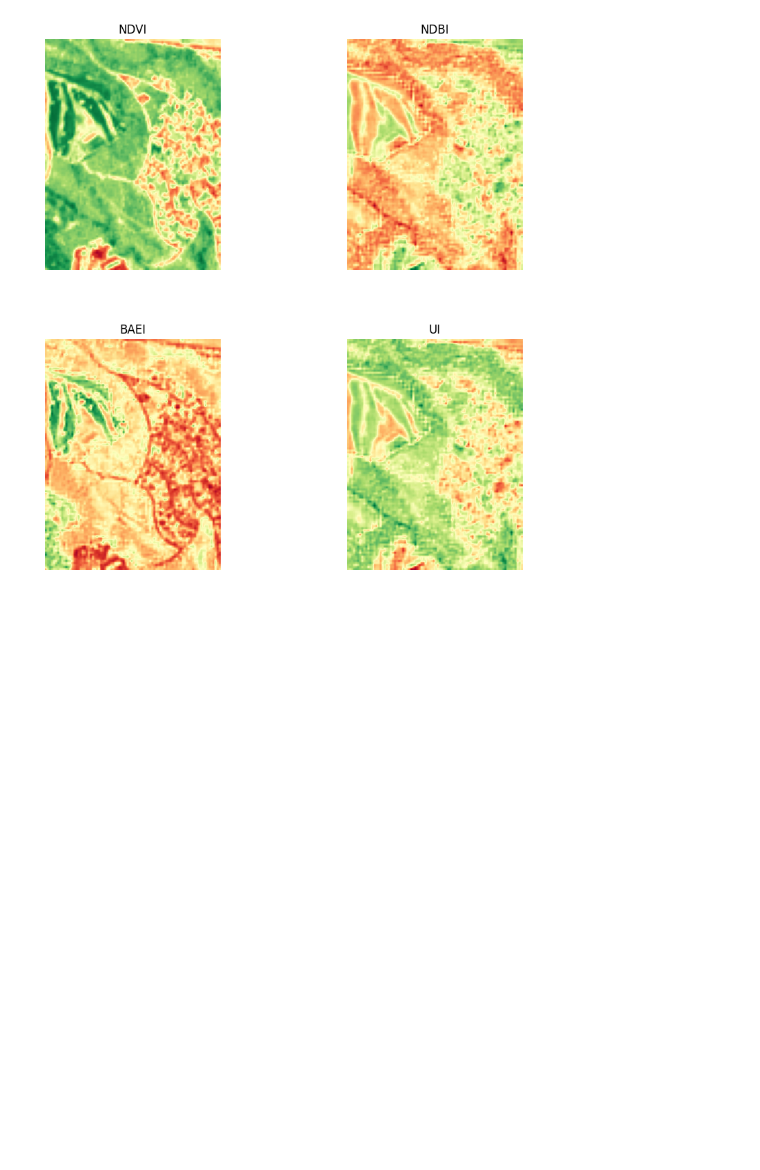
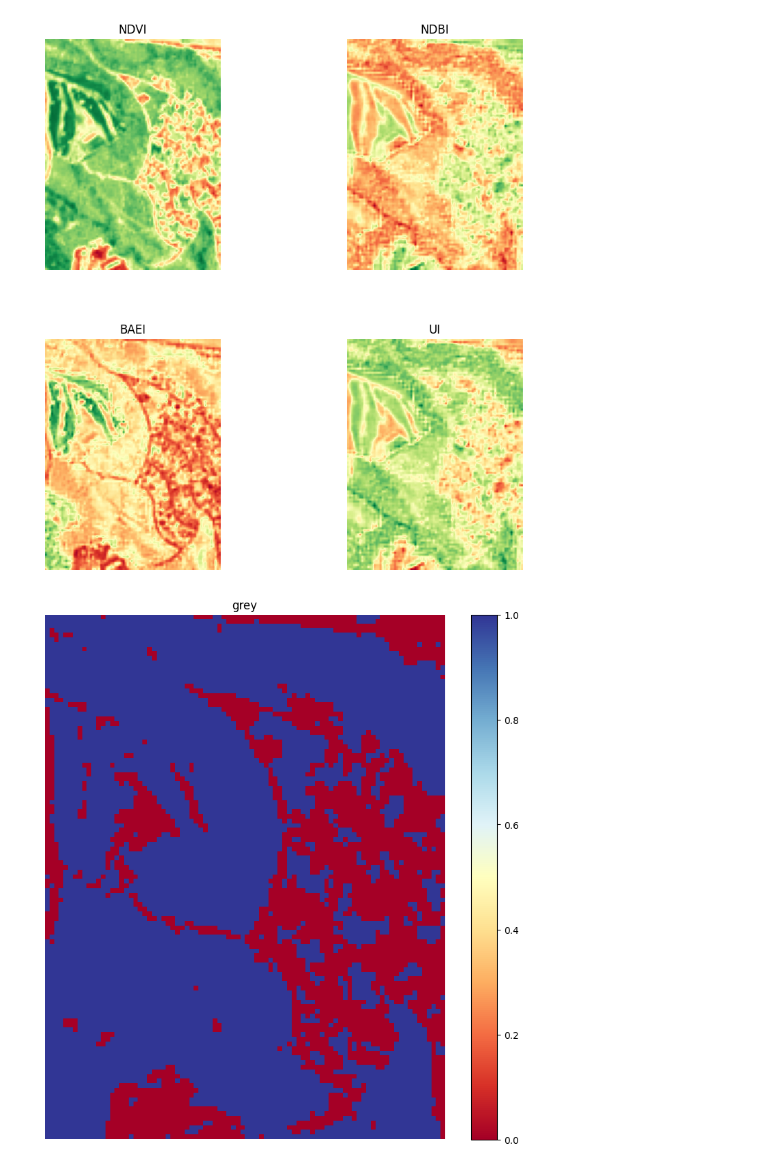
Before and after one commit to Miquel44/CASSINNI, a Jupyter notebook: Untitled2.ipynb, the cells around one changed output. Drawn from its saved outputs; the diff is of its cells as text; code cells hidden in the pictures; blank space fills up the shorter version.

```diff
--- a/Untitled2.ipynb
+++ b/Untitled2.ipynb
@@ -96,0 +141,9 @@ plt.show()
+# %%
+plt.figure(figsize=(10, 10))
+plt.imshow(filter, cmap="RdYlBu")
+plt.title("grey")
+plt.axis('off')
+plt.colorbar()
+plt.show()
+# %% [output]
+[figure, added]
```
Also changed, not shown: parts of 5 cells of this notebook, 1 other file.
